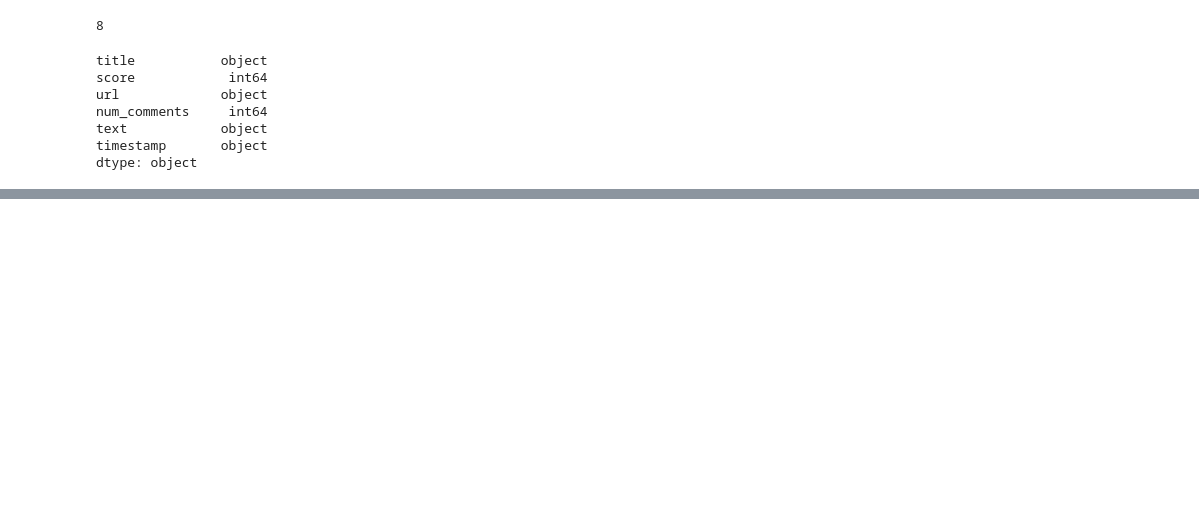
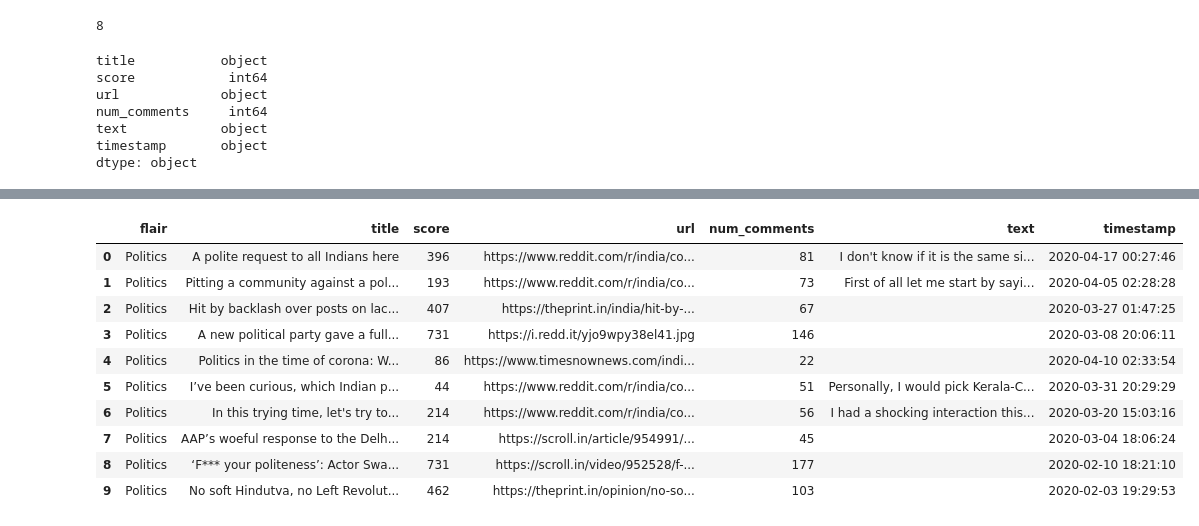
Before and after one commit to Gunnika/Reddit-Flair-Detector, a Jupyter notebook: Reddit Data Collection.ipynb, the cells around one changed output, grey strips where cells are left out. Drawn from its saved outputs; the diff is of its cells as text; code cells hidden in the pictures; blank space fills up the shorter version.

Commit message:
Update dataset

```diff
--- a/Reddit Data Collection.ipynb
+++ b/Reddit Data Collection.ipynb
@@ -170,0 +198,31 @@ flairs=['Politics','Non-Political','AskIndia', "[R]eddiquette", 'Science/Technol
+# %%
+data = defaultdict(list)
+for flair in flairs:
+    search_flair = india_subreddit.search(flair, limit=100)
+    for post in search_flair:
+        data['flair'].append(flair)
+        data['title'].append(post.title)
+        data['score'].append(post.score)
+        data['url'].append(post.url)
+        data['num_comments'].append(post.num_comments)
+        data['text'].append(post.selftext)
+        data['created'].append(post.created)
+# %%
+datadf = pd.DataFrame(data)
+_timestamp = datadf['created'].apply(get_date)
+datadf = datadf.assign(timestamp = _timestamp)
+del datadf['created']
+datadf.to_csv('dataset.csv', index=False)
+datadf.head(10)
+# %% [output]
+|  | flair | title | score | url | num_comments | text | timestamp |
+| 0 | Politics | A polite request to all Indians here | 396 | https://www.reddit.com/r/india/co... | 81 | I don't know if it is the same si... | 2020-04-17 00:27:46 |
+| 1 | Politics | Pitting a community against a pol... | 193 | https://www.reddit.com/r/india/co... | 73 | First of all let me start by sayi... | 2020-04-05 02:28:28 |
+| 2 | Politics | Hit by backlash over posts on lac... | 407 | https://theprint.in/india/hit-by-... | 67 |  | 2020-03-27 01:47:25 |
+| 3 | Politics | A new political party gave a full... | 731 | https://i.redd.it/yjo9wpy38el41.jpg | 146 |  | 2020-03-08 20:06:11 |
+| 4 | Politics | Politics in the time of corona: W... | 86 | https://www.timesnownews.com/indi... | 22 |  | 2020-04-10 02:33:54 |
+| 5 | Politics | I’ve been curious, which Indian p... | 44 | https://www.reddit.com/r/india/co... | 51 | Personally, I would pick Kerala-C... | 2020-03-31 20:29:29 |
+| 6 | Politics | In this trying time, let's try to... | 214 | https://www.reddit.com/r/india/co... | 56 | I had a shocking interaction this... | 2020-03-20 15:03:16 |
+| 7 | Politics | AAP’s woeful response to the Delh... | 214 | https://scroll.in/article/954991/... | 45 |  | 2020-03-04 18:06:24 |
+| 8 | Politics | ‘F*** your politeness’: Actor Swa... | 731 | https://scroll.in/video/952528/f-... | 177 |  | 2020-02-10 18:21:10 |
+| 9 | Politics | No soft Hindutva, no Left Revolut... | 462 | https://theprint.in/opinion/no-so... | 103 |  | 2020-02-03 19:29:53 |
```
Also changed, not shown: parts of 7 cells of this notebook, 2 other files.
